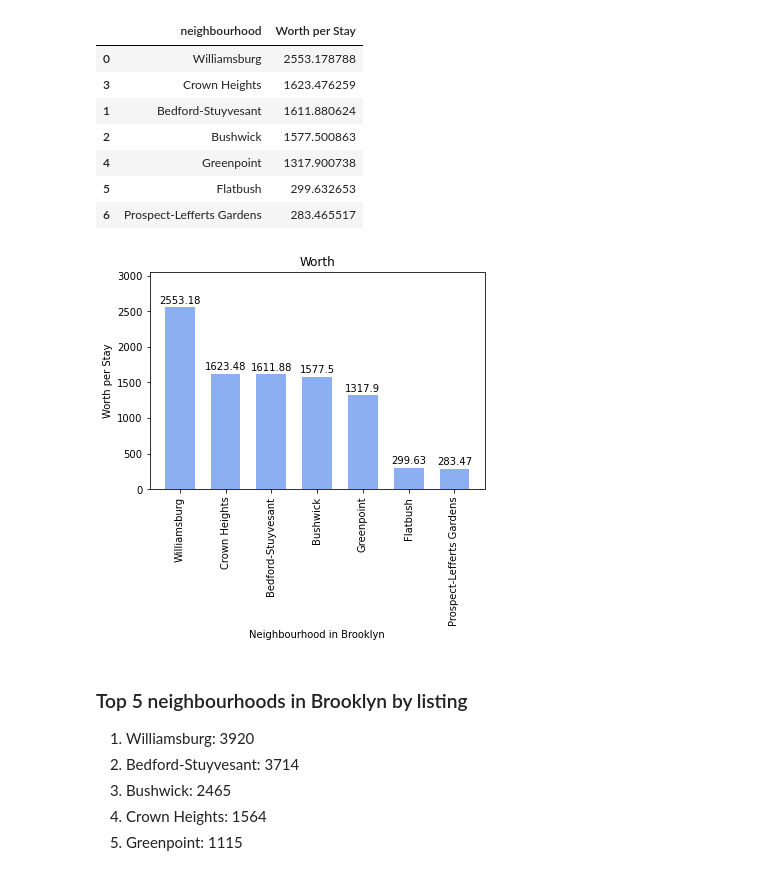
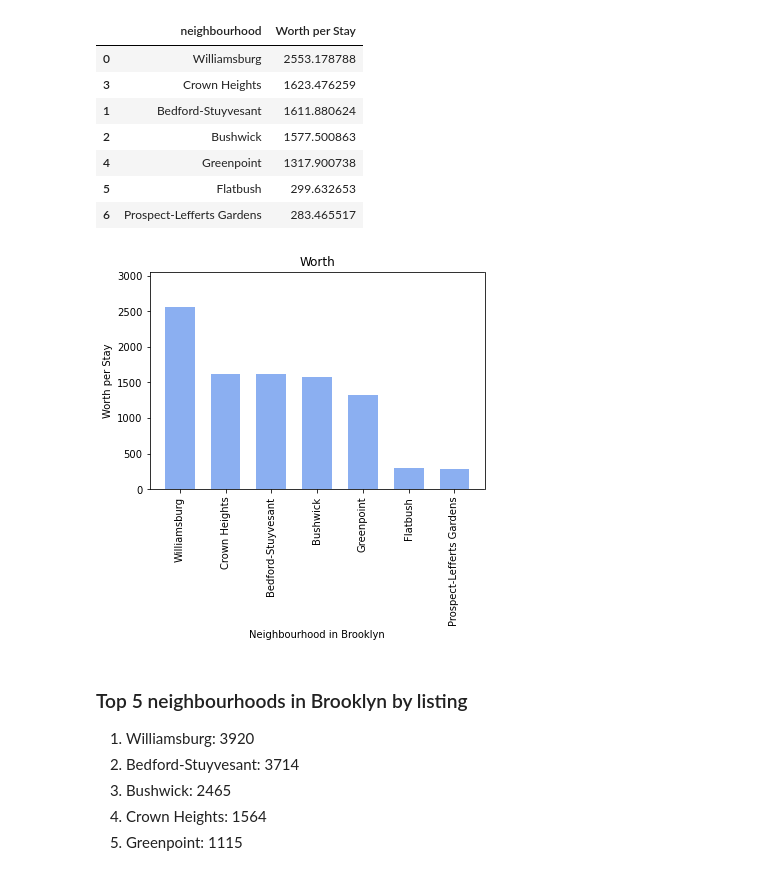
Before and after one commit to alexturkmen/Airbnb-New-York-Renterpreneurs, a Jupyter notebook: Brooklyn.ipynb, the cells around one changed output. Drawn from its saved outputs; the diff is of its cells as text; code cells hidden in the pictures.

```diff
--- a/Brooklyn.ipynb
+++ b/Brooklyn.ipynb
@@ -296,38 +296,38 @@ worth_per_stay_by_neighbourhood_df
 # %%
 fig, ax = plt.subplots()
 
 x_axis = np.arange(len(brooklyn_neighbourhood_by_worth))
 
 tick_locations = [value for value in x_axis]
 plt.xticks(tick_locations, worth_per_stay_by_neighbourhood_df['neighbourhood'], rotation=90)
 
 y_axis = round(worth_per_stay_by_neighbourhood_df['Worth per Stay'], 2)
 
 
 rects1 = ax.bar(x_axis, y_axis, color="cornflowerblue", alpha=0.75, align="center",  width=0.65)
 
 ax.set_ylabel('Worth per Stay')
 ax.set_title('Worth')
 ax.set_xlabel('Neighbourhood in Brooklyn')
 ax.set_ylim(0,max(brooklyn_neighbourhood_worth_per_stay)+500)
 
 
-def autolabel(rects):
-     # Attach a text label above each bar in *rects*, displaying its height.
-    for rect in rects:
-        height = rect.get_height()
-        ax.annotate('{}'.format(height),
-                    xy=(rect.get_x() + rect.get_width() / 2, height),
-                    xytext=(0, 2),
-                    textcoords="offset points",
-                    ha='center', va='bottom')
+#def autolabel(rects):
+#     # Attach a text label above each bar in *rects*, displaying its height.
+#    for rect in rects:
+#        height = rect.get_height()
+#        ax.annotate('{}'.format(height),
+#                    xy=(rect.get_x() + rect.get_width() / 2, height),
+#                    xytext=(0, 2),
+#                    textcoords="offset points",
+#                    ha='center', va='bottom')
 
 
-autolabel(rects1)
+#autolabel(rects1)
 
 plt.show()
 # %% [output]
-[figure, old version]
+[figure, new version]
 # %% [markdown]
 ### Top 5 neighbourhoods in Brooklyn by listing
 1. Williamsburg: 3920
```
Also changed, not shown: parts of 1 cell of this notebook.
